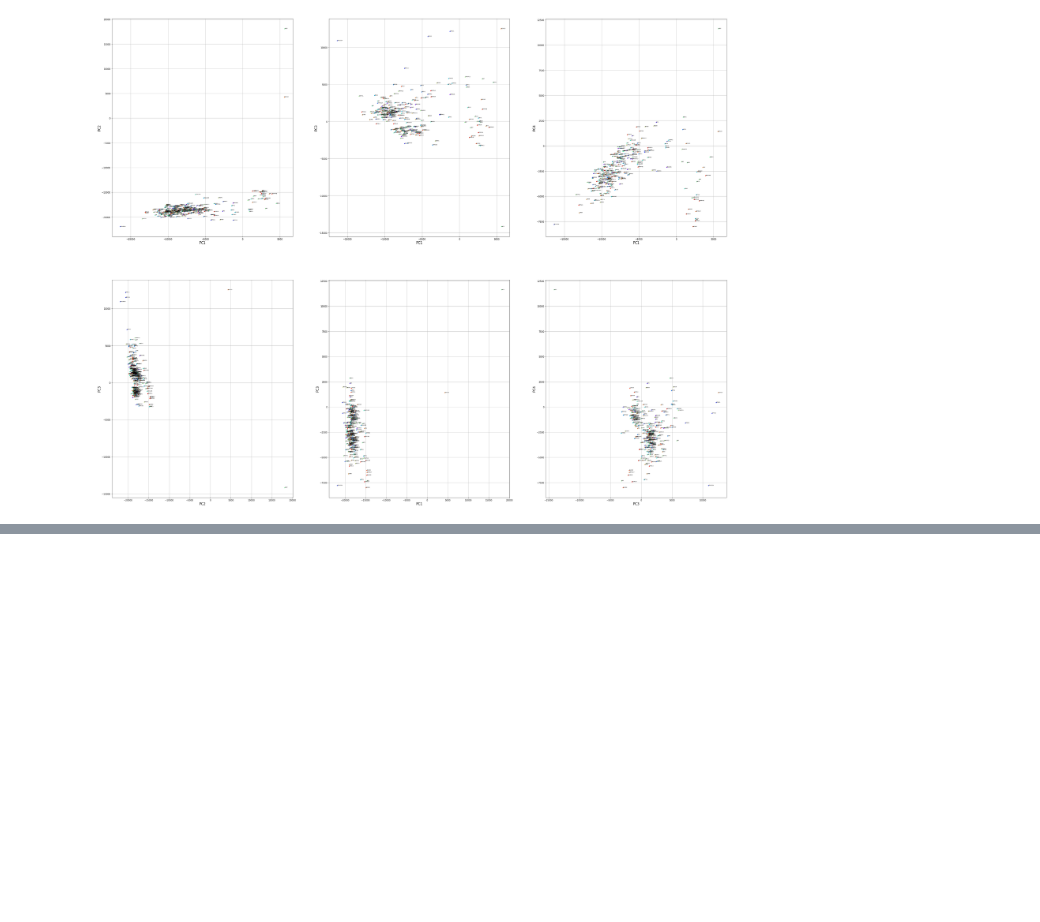
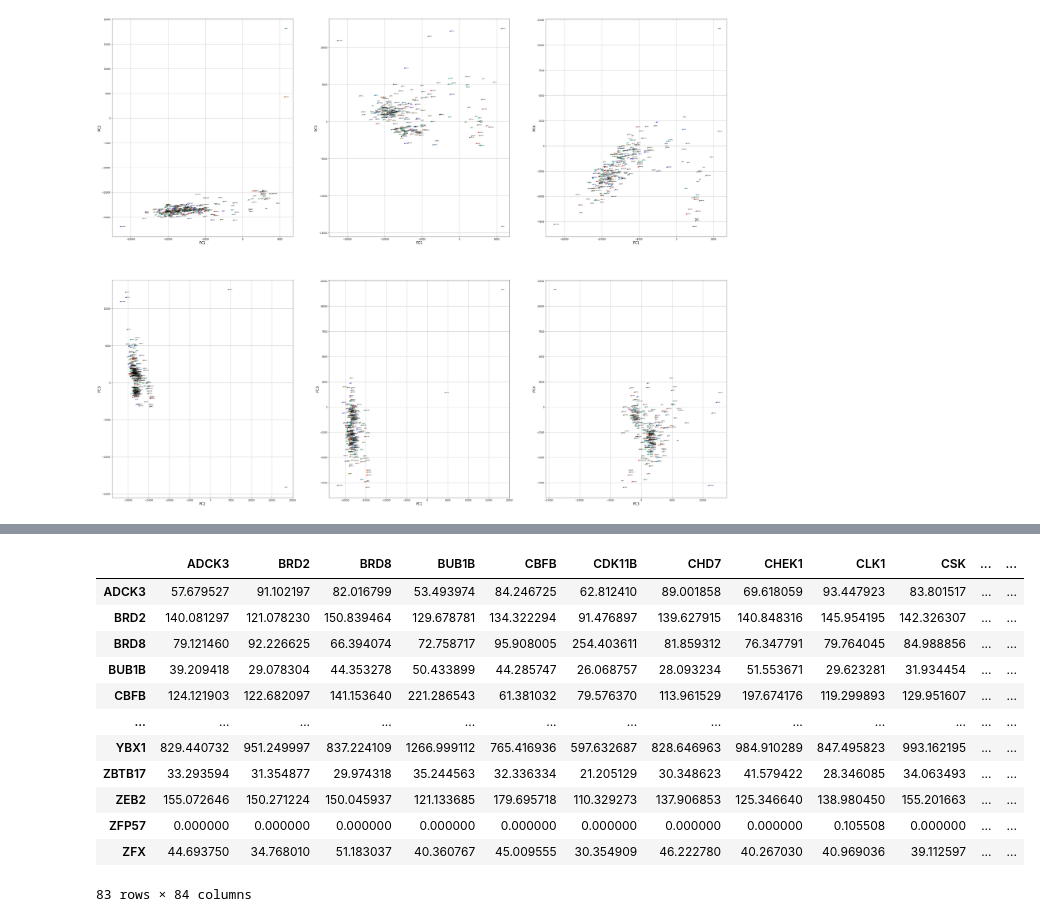
Before and after one commit to meyer-lab/DE-learning, a Jupyter notebook: de/scratchwork.ipynb, the cells around one changed output, grey strips where cells are left out. Saved outputs shown, nothing was run; the diff lists cells and outputs as text; code cells hidden in the pictures; blank space fills up the shorter version.

```diff
--- a/de/scratchwork.ipynb
+++ b/de/scratchwork.ipynb
@@ -260,0 +316,2 @@ AttributeError: 'PCA' object has no attribute 'biplot'
+# %%
+data_combined = data_combined.sort_index()
@@ -260,0 +331,21 @@ AttributeError: 'PCA' object has no attribute 'biplot'
+# %%
+matrix = pd.DataFrame()
+for i, gene in enumerate(data_combined.columns):
+    if gene != "neg":
+        matrix[gene] = data_combined.loc[gene,:]
+matrix = matrix.T
+matrix
+# %% [output]
+|  | ADCK3 | BRD2 | BRD8 | BUB1B | CBFB | CDK11B | CHD7 | CHEK1 | CLK1 | CSK | ... | ... |
+| ADCK3 | 57.679527 | 91.102197 | 82.016799 | 53.493974 | 84.246725 | 62.812410 | 89.001858 | 69.618059 | 93.447923 | 83.801517 | ... | ... |
+| BRD2 | 140.081297 | 121.078230 | 150.839464 | 129.678781 | 134.322294 | 91.476897 | 139.627915 | 140.848316 | 145.954195 | 142.326307 | ... | ... |
+| BRD8 | 79.121460 | 92.226625 | 66.394074 | 72.758717 | 95.908005 | 254.403611 | 81.859312 | 76.347791 | 79.764045 | 84.988856 | ... | ... |
+| BUB1B | 39.209418 | 29.078304 | 44.353278 | 50.433899 | 44.285747 | 26.068757 | 28.093234 | 51.553671 | 29.623281 | 31.934454 | ... | ... |
+| CBFB | 124.121903 | 122.682097 | 141.153640 | 221.286543 | 61.381032 | 79.576370 | 113.961529 | 197.674176 | 119.299893 | 129.951607 | ... | ... |
+| ... | ... | ... | ... | ... | ... | ... | ... | ... | ... | ... | ... | ... |
+| YBX1 | 829.440732 | 951.249997 | 837.224109 | 1266.999112 | 765.416936 | 597.632687 | 828.646963 | 984.910289 | 847.495823 | 993.162195 | ... | ... |
+| ZBTB17 | 33.293594 | 31.354877 | 29.974318 | 35.244563 | 32.336334 | 21.205129 | 30.348623 | 41.579422 | 28.346085 | 34.063493 | ... | ... |
+| ZEB2 | 155.072646 | 150.271224 | 150.045937 | 121.133685 | 179.695718 | 110.329273 | 137.906853 | 125.346640 | 138.980450 | 155.201663 | ... | ... |
+| ZFP57 | 0.000000 | 0.000000 | 0.000000 | 0.000000 | 0.000000 | 0.000000 | 0.000000 | 0.000000 | 0.105508 | 0.000000 | ... | ... |
+| ZFX | 44.693750 | 34.768010 | 51.183037 | 40.360767 | 45.009555 | 30.354909 | 46.222780 | 40.267030 | 40.969036 | 39.112597 | ... | ... |
+83 rows × 84 columns
```
Also changed, not shown: parts of 16 cells of this notebook, 22 other files.
